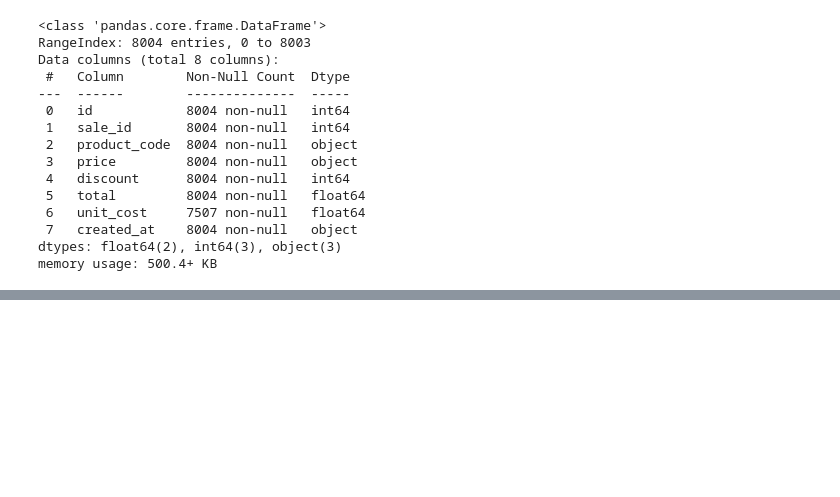
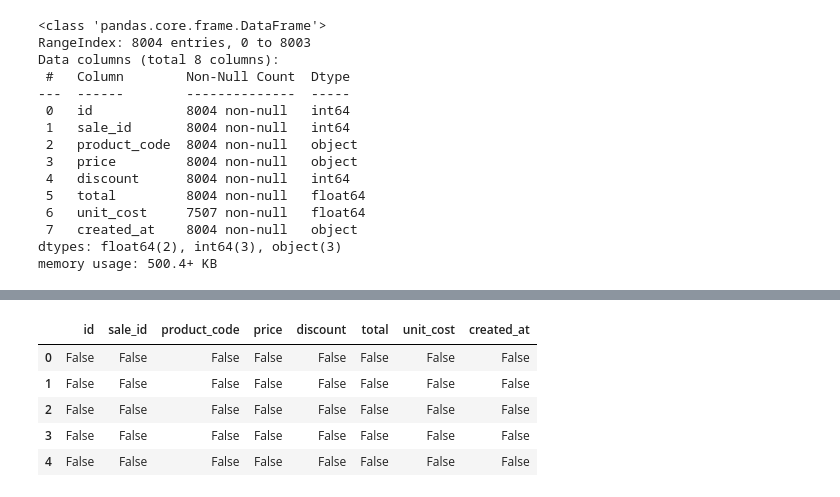
Before and after one commit to Ted-star7/Data-Skill-Set, a Jupyter notebook: Skillset.ipynb, the cells around one changed output, grey strips where cells are left out. Saved outputs shown, nothing was run; the diff lists cells and outputs as text; code cells hidden in the pictures; blank space fills up the shorter version.

```diff
--- a/Skillset.ipynb
+++ b/Skillset.ipynb
@@ -129,0 +157,12 @@ memory usage: 500.4+ KB
+# %%
+### Checking null data for Sale_Items
+
+dfis = pd.isnull(sale_items)
+dfis.head()
+# %% [output]
+|  | id | sale_id | product_code | price | discount | total | unit_cost | created_at |
+| 0 | False | False | False | False | False | False | False | False |
+| 1 | False | False | False | False | False | False | False | False |
+| 2 | False | False | False | False | False | False | False | False |
+| 3 | False | False | False | False | False | False | False | False |
+| 4 | False | False | False | False | False | False | False | False |
```
Also changed, not shown: parts of 9 cells of this notebook.
